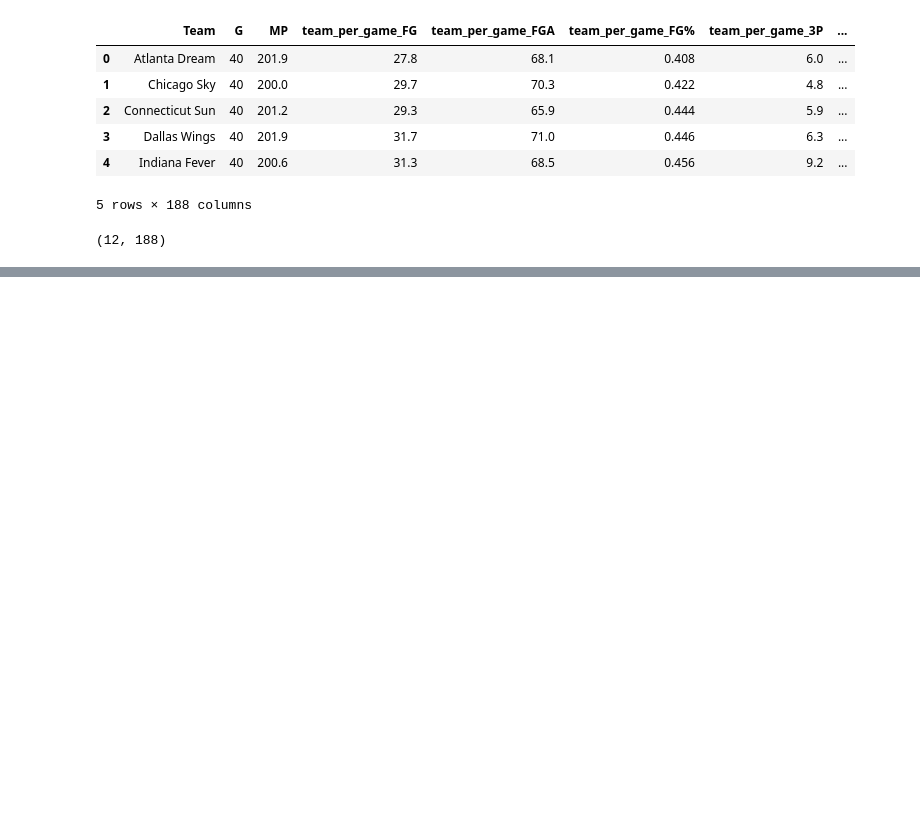
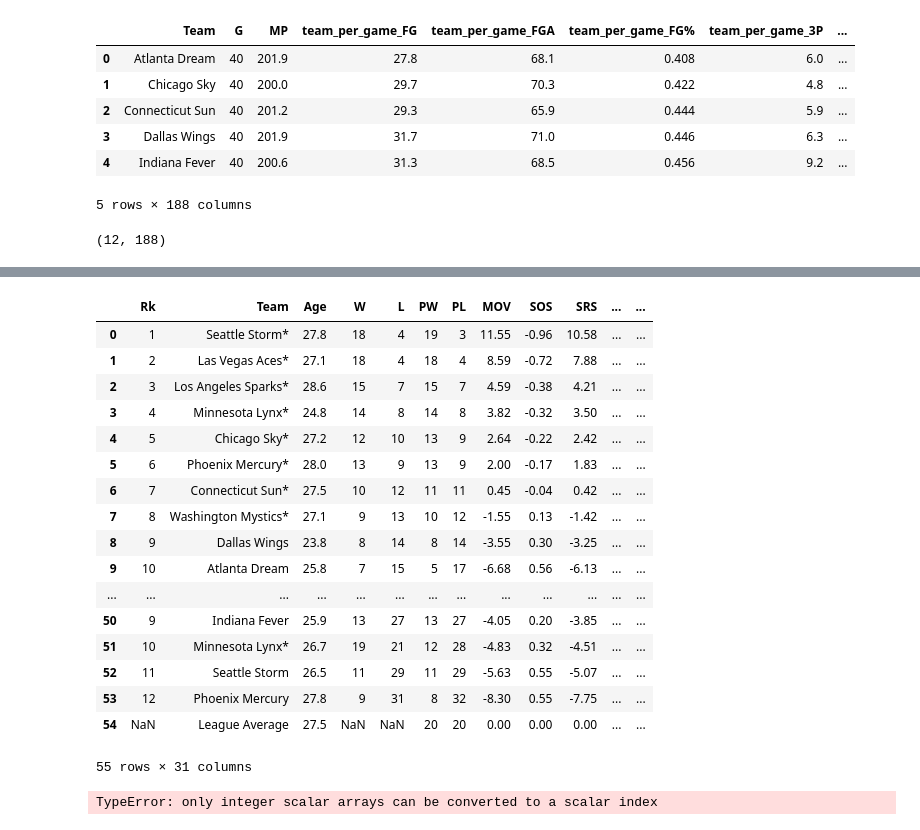
Before and after one commit to colterwood/LHL-final-final-project, a Jupyter notebook: notebooks/13_team_data_scraping.ipynb, the cells around one changed output, grey strips where cells are left out. Cells and saved outputs as stored; diff of their text form; code cells hidden in the pictures; blank space fills up the shorter version.

```diff
--- a/notebooks/13_team_data_scraping.ipynb
+++ b/notebooks/13_team_data_scraping.ipynb
@@ -745,0 +916,17 @@ files.download("2024_team_data.csv")
+# %%
+# group tables by type and stack each group
+from collections import defaultdict
+
+# collect tables by type
+grouped_tables = defaultdict(list)
+for df in all_tables:
+    grouped_tables[df["table_id"].iloc[0]].append(df)
+
+# stack each type
+stacked_tables = {}
+for table_id, dfs in grouped_tables.items():
+    stacked_tables[table_id] = pd.concat(dfs, ignore_index=True)
+
+# preview available keys and shapes
+for k, v in stacked_tables.items():
+    print(f"{k}: {v.shape}")
@@ -745,0 +943,4 @@ files.download("2024_team_data.csv")
+# %%
+advanced_team_df = stacked_tables["advanced-team"]
+
+advanced_team_df
@@ -745,0 +966,25 @@ files.download("2024_team_data.csv")
+# %%
+# flatten advanced_team_df using row 0 as header
+advanced_team_df.columns = advanced_team_df.iloc[0]
+advanced_team_df = advanced_team_df[1:].reset_index(drop=True)
+# %%
+advanced_team_df
+# %% [output]
+|  | Rk | Team | Age | W | L | PW | PL | MOV | SOS | SRS | ... | ... |
+| 0 | 1 | Seattle Storm* | 27.8 | 18 | 4 | 19 | 3 | 11.55 | -0.96 | 10.58 | ... | ... |
+| 1 | 2 | Las Vegas Aces* | 27.1 | 18 | 4 | 18 | 4 | 8.59 | -0.72 | 7.88 | ... | ... |
+| 2 | 3 | Los Angeles Sparks* | 28.6 | 15 | 7 | 15 | 7 | 4.59 | -0.38 | 4.21 | ... | ... |
+| 3 | 4 | Minnesota Lynx* | 24.8 | 14 | 8 | 14 | 8 | 3.82 | -0.32 | 3.50 | ... | ... |
+| 4 | 5 | Chicago Sky* | 27.2 | 12 | 10 | 13 | 9 | 2.64 | -0.22 | 2.42 | ... | ... |
+| 5 | 6 | Phoenix Mercury* | 28.0 | 13 | 9 | 13 | 9 | 2.00 | -0.17 | 1.83 | ... | ... |
+| 6 | 7 | Connecticut Sun* | 27.5 | 10 | 12 | 11 | 11 | 0.45 | -0.04 | 0.42 | ... | ... |
+| 7 | 8 | Washington Mystics* | 27.1 | 9 | 13 | 10 | 12 | -1.55 | 0.13 | -1.42 | ... | ... |
+| 8 | 9 | Dallas Wings | 23.8 | 8 | 14 | 8 | 14 | -3.55 | 0.30 | -3.25 | ... | ... |
+| 9 | 10 | Atlanta Dream | 25.8 | 7 | 15 | 5 | 17 | -6.68 | 0.56 | -6.13 | ... | ... |
+| ... | ... | ... | ... | ... | ... | ... | ... | ... | ... | ... | ... | ... |
+| 50 | 9 | Indiana Fever | 25.9 | 13 | 27 | 13 | 27 | -4.05 | 0.20 | -3.85 | ... | ... |
+| 51 | 10 | Minnesota Lynx* | 26.7 | 19 | 21 | 12 | 28 | -4.83 | 0.32 | -4.51 | ... | ... |
+| 52 | 11 | Seattle Storm | 26.5 | 11 | 29 | 11 | 29 | -5.63 | 0.55 | -5.07 | ... | ... |
+| 53 | 12 | Phoenix Mercury | 27.8 | 9 | 31 | 8 | 32 | -8.30 | 0.55 | -7.75 | ... | ... |
+| 54 | NaN | League Average | 27.5 | NaN | NaN | 20 | 20 | 0.00 | 0.00 | 0.00 | ... | ... |
+55 rows × 31 columns
@@ -745,0 +998,7 @@ files.download("2024_team_data.csv")
+# %%
+for col in advanced_team_df.columns.to_list():
+    null_count = advanced_team_df[col].isnull().sum()
+    if null_count > 0:
+        print(f"{repr(col)}: {null_count}")
+# %% [output]
+TypeError: only integer scalar arrays can be converted to a scalar index
```
Also changed, not shown: parts of 54 cells of this notebook.
